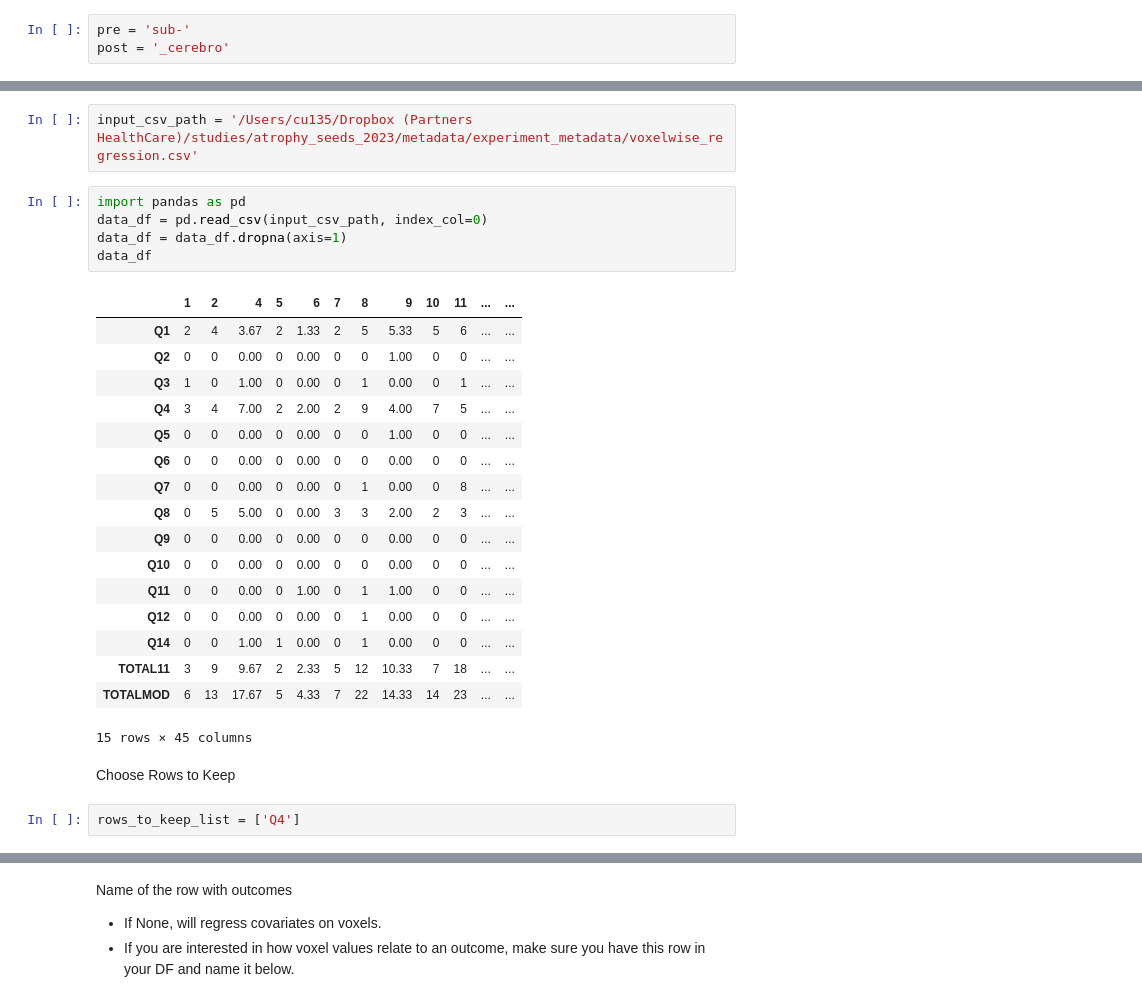
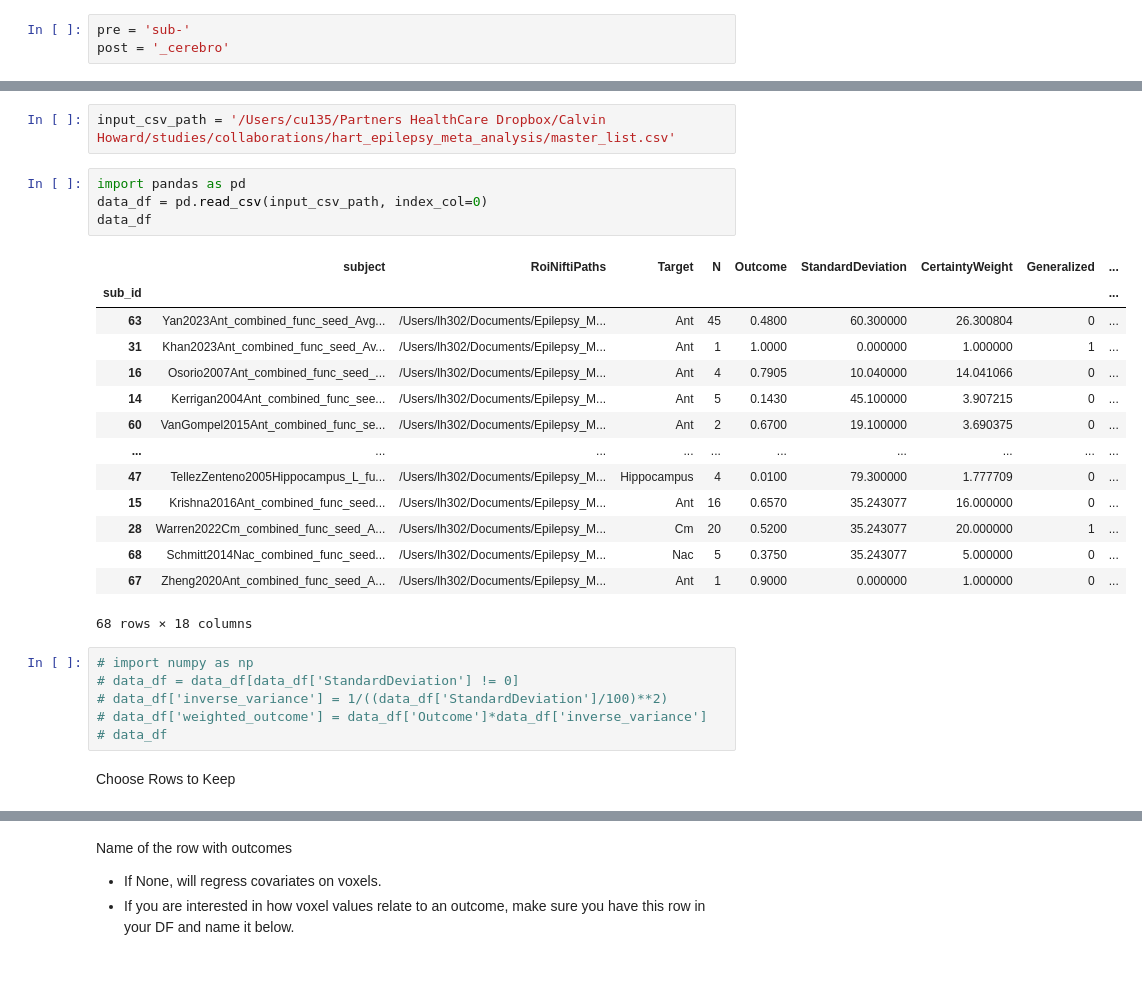
Before and after one commit to Calvinwhow/calvin_utils_project, a Jupyter notebook: notebooks/neuroimaging_notebooks/voxelwise_models/voxelwise_regression.ipynb, the cells around one changed output, grey strips where cells are left out. Cells and saved outputs as stored; diff of their text form; blank space fills up the shorter version.

```diff
--- a/notebooks/neuroimaging_notebooks/voxelwise_models/voxelwise_regression.ipynb
+++ b/notebooks/neuroimaging_notebooks/voxelwise_models/voxelwise_regression.ipynb
@@ -73,29 +67,29 @@ Import Covariates
 # %%
-input_csv_path = '/Users/cu135/Dropbox (Partners HealthCare)/studies/atrophy_seeds_2023/metadata/experiment_metadata/voxelwise_regression.csv'
+input_csv_path = '/Users/cu135/Partners HealthCare Dropbox/Calvin Howard/studies/collaborations/hart_epilepsy_meta_analysis/master_list.csv'
 # %%
 import pandas as pd
 data_df = pd.read_csv(input_csv_path, index_col=0)
-data_df = data_df.dropna(axis=1)
 data_df
 # %% [output]
-|  | 1 | 2 | 4 | 5 | 6 | 7 | 8 | 9 | 10 | 11 | ... | ... |
-| Q1 | 2 | 4 | 3.67 | 2 | 1.33 | 2 | 5 | 5.33 | 5 | 6 | ... | ... |
-| Q2 | 0 | 0 | 0.00 | 0 | 0.00 | 0 | 0 | 1.00 | 0 | 0 | ... | ... |
-| Q3 | 1 | 0 | 1.00 | 0 | 0.00 | 0 | 1 | 0.00 | 0 | 1 | ... | ... |
-| Q4 | 3 | 4 | 7.00 | 2 | 2.00 | 2 | 9 | 4.00 | 7 | 5 | ... | ... |
-| Q5 | 0 | 0 | 0.00 | 0 | 0.00 | 0 | 0 | 1.00 | 0 | 0 | ... | ... |
-| Q6 | 0 | 0 | 0.00 | 0 | 0.00 | 0 | 0 | 0.00 | 0 | 0 | ... | ... |
-| Q7 | 0 | 0 | 0.00 | 0 | 0.00 | 0 | 1 | 0.00 | 0 | 8 | ... | ... |
-| Q8 | 0 | 5 | 5.00 | 0 | 0.00 | 3 | 3 | 2.00 | 2 | 3 | ... | ... |
-| Q9 | 0 | 0 | 0.00 | 0 | 0.00 | 0 | 0 | 0.00 | 0 | 0 | ... | ... |
-| Q10 | 0 | 0 | 0.00 | 0 | 0.00 | 0 | 0 | 0.00 | 0 | 0 | ... | ... |
-| Q11 | 0 | 0 | 0.00 | 0 | 1.00 | 0 | 1 | 1.00 | 0 | 0 | ... | ... |
-| Q12 | 0 | 0 | 0.00 | 0 | 0.00 | 0 | 1 | 0.00 | 0 | 0 | ... | ... |
-| Q14 | 0 | 0 | 1.00 | 1 | 0.00 | 0 | 1 | 0.00 | 0 | 0 | ... | ... |
-| TOTAL11 | 3 | 9 | 9.67 | 2 | 2.33 | 5 | 12 | 10.33 | 7 | 18 | ... | ... |
-| TOTALMOD | 6 | 13 | 17.67 | 5 | 4.33 | 7 | 22 | 14.33 | 14 | 23 | ... | ... |
+|  | subject | RoiNiftiPaths | Target | N | Outcome | StandardDeviation | CertaintyWeight | Generalized | ... |
+| sub_id |  |  |  |  |  |  |  |  | ... |
+| 63 | Yan2023Ant_combined_func_seed_Avg... | /Users/lh302/Documents/Epilepsy_M... | Ant | 45 | 0.4800 | 60.300000 | 26.300804 | 0 | ... |
+| 31 | Khan2023Ant_combined_func_seed_Av... | /Users/lh302/Documents/Epilepsy_M... | Ant | 1 | 1.0000 | 0.000000 | 1.000000 | 1 | ... |
+| 16 | Osorio2007Ant_combined_func_seed_... | /Users/lh302/Documents/Epilepsy_M... | Ant | 4 | 0.7905 | 10.040000 | 14.041066 | 0 | ... |
+| 14 | Kerrigan2004Ant_combined_func_see... | /Users/lh302/Documents/Epilepsy_M... | Ant | 5 | 0.1430 | 45.100000 | 3.907215 | 0 | ... |
+| 60 | VanGompel2015Ant_combined_func_se... | /Users/lh302/Documents/Epilepsy_M... | Ant | 2 | 0.6700 | 19.100000 | 3.690375 | 0 | ... |
+| ... | ... | ... | ... | ... | ... | ... | ... | ... | ... |
+| 47 | TellezZenteno2005Hippocampus_L_fu... | /Users/lh302/Documents/Epilepsy_M... | Hippocampus | 4 | 0.0100 | 79.300000 | 1.777709 | 0 | ... |
+| 15 | Krishna2016Ant_combined_func_seed... | /Users/lh302/Documents/Epilepsy_M... | Ant | 16 | 0.6570 | 35.243077 | 16.000000 | 0 | ... |
+| 28 | Warren2022Cm_combined_func_seed_A... | /Users/lh302/Documents/Epilepsy_M... | Cm | 20 | 0.5200 | 35.243077 | 20.000000 | 1 | ... |
+| 68 | Schmitt2014Nac_combined_func_seed... | /Users/lh302/Documents/Epilepsy_M... | Nac | 5 | 0.3750 | 35.243077 | 5.000000 | 0 | ... |
+| 67 | Zheng2020Ant_combined_func_seed_A... | /Users/lh302/Documents/Epilepsy_M... | Ant | 1 | 0.9000 | 0.000000 | 1.000000 | 0 | ... |
-15 rows × 45 columns
+68 rows × 18 columns
+# %%
+# import numpy as np
+# data_df = data_df[data_df['StandardDeviation'] != 0]
+# data_df['inverse_variance'] = 1/((data_df['StandardDeviation']/100)**2)
+# data_df['weighted_outcome'] = data_df['Outcome']*data_df['inverse_variance']
+# data_df
 # %% [markdown]
 Choose Rows to Keep
-# %%
-rows_to_keep_list = ['Q4']
```
Also changed, not shown: parts of 17 cells of this notebook, 22 other files.
